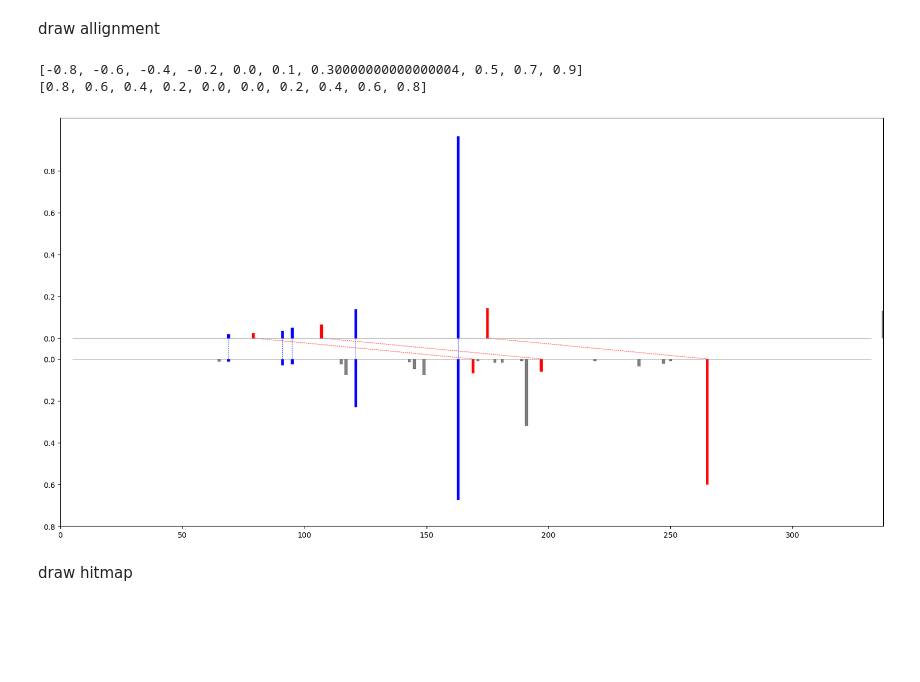
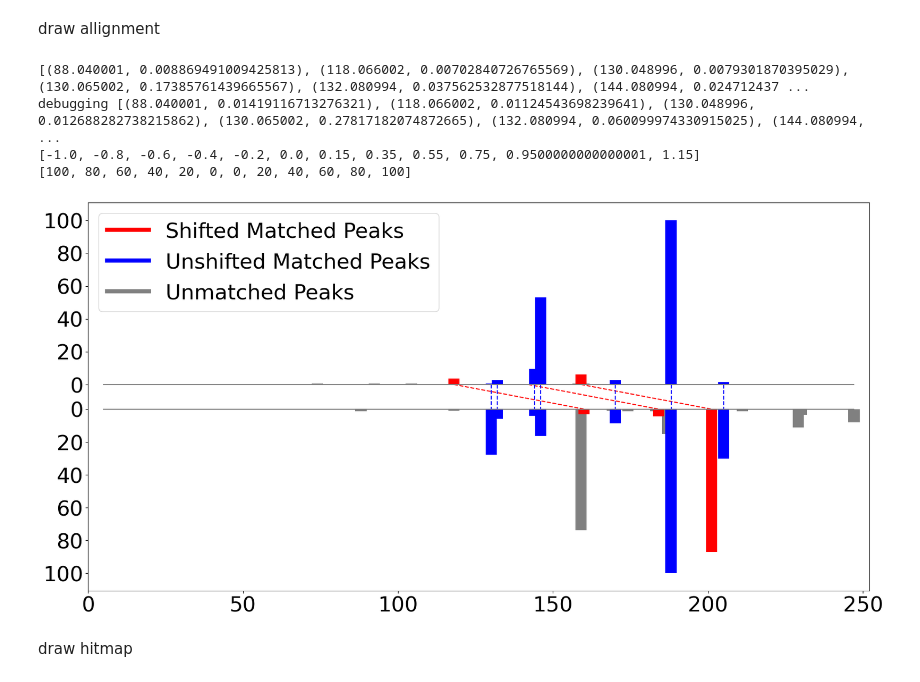
Before and after one commit to mshahneh/SmallMol_Mod_Site_Localization, a Jupyter notebook: poster/poster.ipynb, the cells around one changed output. Drawn from its saved outputs; the diff is of its cells as text; code cells hidden in the pictures; blank space fills up the shorter version.

```diff
--- a/poster/poster.ipynb
+++ b/poster/poster.ipynb
@@ -214,10 +291,14 @@ draw_mol(molData["Smiles"], "molMol")
 # %% [markdown]
 draw allignment
-# %%
-res = visualizer.draw_alignment(site_locator.main_compound.peaks, site_locator.modified_compound.peaks, site_locator.matched_peaks)
-# %% [output]
-[-0.8, -0.6, -0.4, -0.2, 0.0, 0.1, 0.30000000000000004, 0.5, 0.7, 0.9]
-[0.8, 0.6, 0.4, 0.2, 0.0, 0.0, 0.2, 0.4, 0.6, 0.8]
-[figure, removed]
+# %%
+print(modified_c.peaks)
+res = visualizer.draw_alignment(site_locator.main_compound.peaks, modified_c.peaks, site_locator.matched_peaks, shift = 0.15, scale=3)
+plt.savefig("./images/alignment.png", bbox_inches='tight', transparent=True)
+# %% [output]
+[(88.040001, 0.008869491009425813), (118.066002, 0.00702840726765569), (130.048996, 0.0079301870395029), (130.065002, 0.17385761439665567), (132.080994, 0.037562532877518144), (144.080994, 0.024712437 ...
+debugging [(88.040001, 0.01419116713276321), (118.066002, 0.01124543698239641), (130.048996, 0.012688282738215862), (130.065002, 0.27817182074872665), (132.080994, 0.060099974330915025), (144.080994,  ...
+[-1.0, -0.8, -0.6, -0.4, -0.2, 0.0, 0.15, 0.35, 0.55, 0.75, 0.9500000000000001, 1.15]
+[100, 80, 60, 40, 20, 0, 0, 20, 40, 60, 80, 100]
+[figure, added]
 # %% [markdown]
 draw hitmap
```
Also changed, not shown: parts of 20 cells of this notebook, 27 other files.
